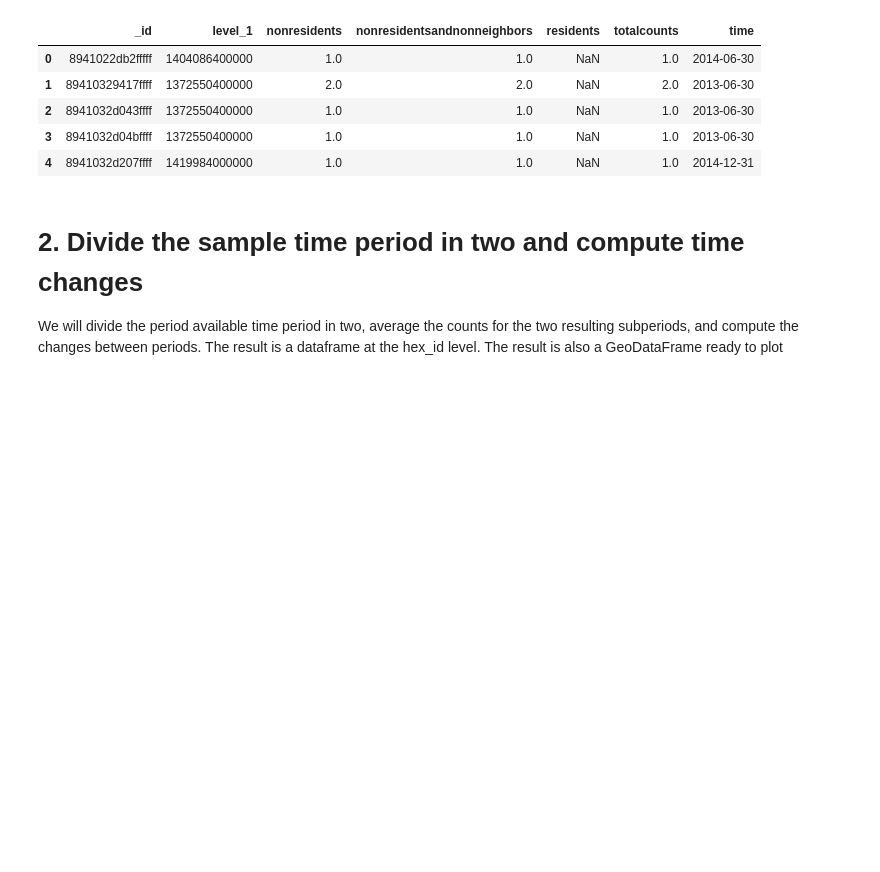
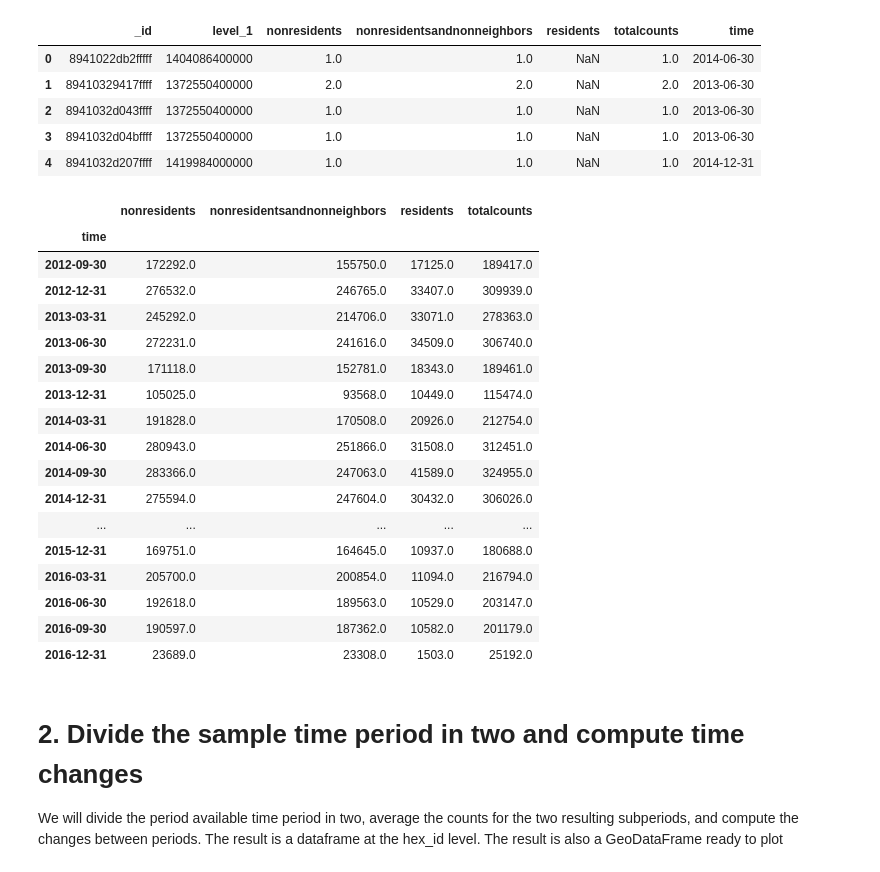
Before and after one commit to rpasquini/twitter_and_displacement, a Jupyter notebook: notebooks/Complete Analysis Example Counts by Typologies - Hong Kong.ipynb, the cells around one changed output. Cells and saved outputs as stored; diff of their text form; code cells hidden in the pictures; blank space fills up the shorter version.

```diff
--- a/notebooks/Complete Analysis Example Counts by Typologies - Hong Kong.ipynb
+++ b/notebooks/Complete Analysis Example Counts by Typologies - Hong Kong.ipynb
@@ -33,6 +33,27 @@ df.head()
 | 2 | 8941032d043ffff | 1372550400000 | 1.0 | 1.0 | NaN | 1.0 | 2013-06-30 |
 | 3 | 8941032d04bffff | 1372550400000 | 1.0 | 1.0 | NaN | 1.0 | 2013-06-30 |
 | 4 | 8941032d207ffff | 1419984000000 | 1.0 | 1.0 | NaN | 1.0 | 2014-12-31 |
+# %%
+df.groupby('time').sum()
+# %% [output]
+|  | nonresidents | nonresidentsandnonneighbors | residents | totalcounts |
+| time |  |  |  |  |
+| 2012-09-30 | 172292.0 | 155750.0 | 17125.0 | 189417.0 |
+| 2012-12-31 | 276532.0 | 246765.0 | 33407.0 | 309939.0 |
+| 2013-03-31 | 245292.0 | 214706.0 | 33071.0 | 278363.0 |
+| 2013-06-30 | 272231.0 | 241616.0 | 34509.0 | 306740.0 |
+| 2013-09-30 | 171118.0 | 152781.0 | 18343.0 | 189461.0 |
+| 2013-12-31 | 105025.0 | 93568.0 | 10449.0 | 115474.0 |
+| 2014-03-31 | 191828.0 | 170508.0 | 20926.0 | 212754.0 |
+| 2014-06-30 | 280943.0 | 251866.0 | 31508.0 | 312451.0 |
+| 2014-09-30 | 283366.0 | 247063.0 | 41589.0 | 324955.0 |
+| 2014-12-31 | 275594.0 | 247604.0 | 30432.0 | 306026.0 |
+| ... | ... | ... | ... | ... |
+| 2015-12-31 | 169751.0 | 164645.0 | 10937.0 | 180688.0 |
+| 2016-03-31 | 205700.0 | 200854.0 | 11094.0 | 216794.0 |
+| 2016-06-30 | 192618.0 | 189563.0 | 10529.0 | 203147.0 |
+| 2016-09-30 | 190597.0 | 187362.0 | 10582.0 | 201179.0 |
+| 2016-12-31 | 23689.0 | 23308.0 | 1503.0 | 25192.0 |
 # %% [markdown]
 # 2. Divide the sample time period in two and compute time changes
 
```
Also changed, not shown: parts of 8 cells of this notebook, 3 other files.
